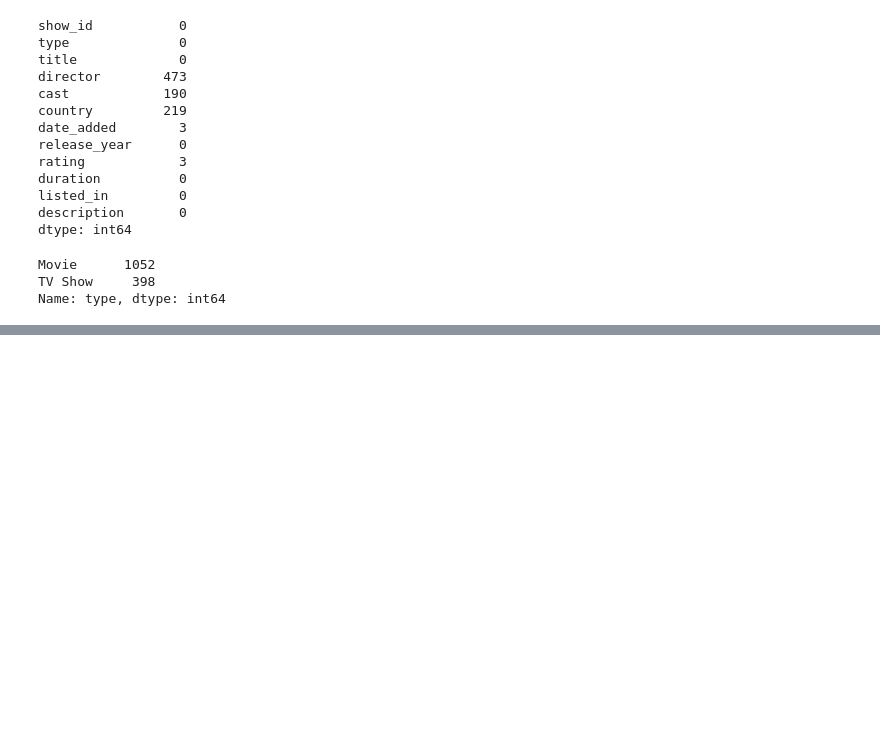
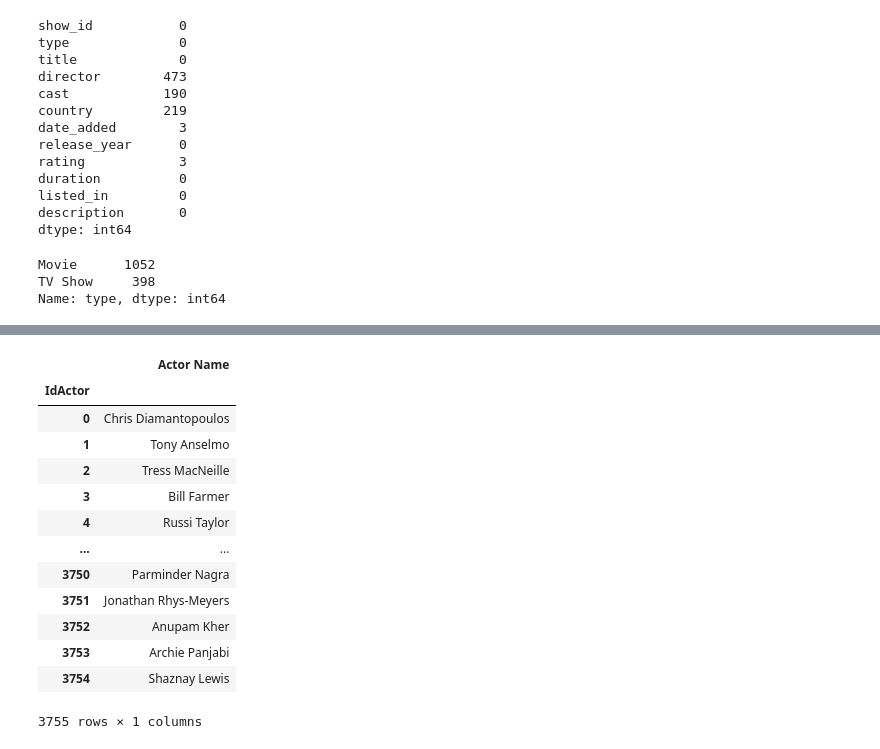
Before and after one commit to fcori47/PI01_DATA05, a Jupyter notebook: pi_engineer.ipynb, the cells around one changed output, grey strips where cells are left out. Drawn from its saved outputs; the diff is of its cells as text; code cells hidden in the pictures; blank space fills up the shorter version.

```diff
--- a/pi_engineer.ipynb
+++ b/pi_engineer.ipynb
@@ -214,0 +269,33 @@ Name: type, dtype: int64
+# %%
+#Se quitan los espacios en blanco, se llenan los valores vacíos con la frase 'Sin Dato' y se crea una tabla con los distintos actores en la plataforma Disney+
+
+disney_plus_titles.cast = disney_plus_titles.cast.str.strip()
+disney_plus_titles.cast = disney_plus_titles.cast.fillna('Sin Dato')
+
+all_disney_cast = []
+
+for disney_cast in disney_plus_titles.cast:
+    splited_disney_cast = disney_cast.split(',')
+    for splited_disney in splited_disney_cast:
+        all_disney_cast.append(splited_disney.strip())
+
+all_disney_cast = pd.Series(all_disney_cast)
+all_disney_cast = pd.unique(all_disney_cast)
+all_disney_cast_df = pd.DataFrame({'IdActor': np.arange(len(all_disney_cast)), 'Actor Name': all_disney_cast})
+all_disney_cast_df.set_index('IdActor', inplace=True)
+all_disney_cast_df
+# %% [output]
+|  | Actor Name |
+| IdActor |  |
+| 0 | Chris Diamantopoulos |
+| 1 | Tony Anselmo |
+| 2 | Tress MacNeille |
+| 3 | Bill Farmer |
+| 4 | Russi Taylor |
+| ... | ... |
+| 3750 | Parminder Nagra |
+| 3751 | Jonathan Rhys-Meyers |
+| 3752 | Anupam Kher |
+| 3753 | Archie Panjabi |
+| 3754 | Shaznay Lewis |
+3755 rows × 1 columns
```
Also changed, not shown: parts of 16 cells of this notebook.
